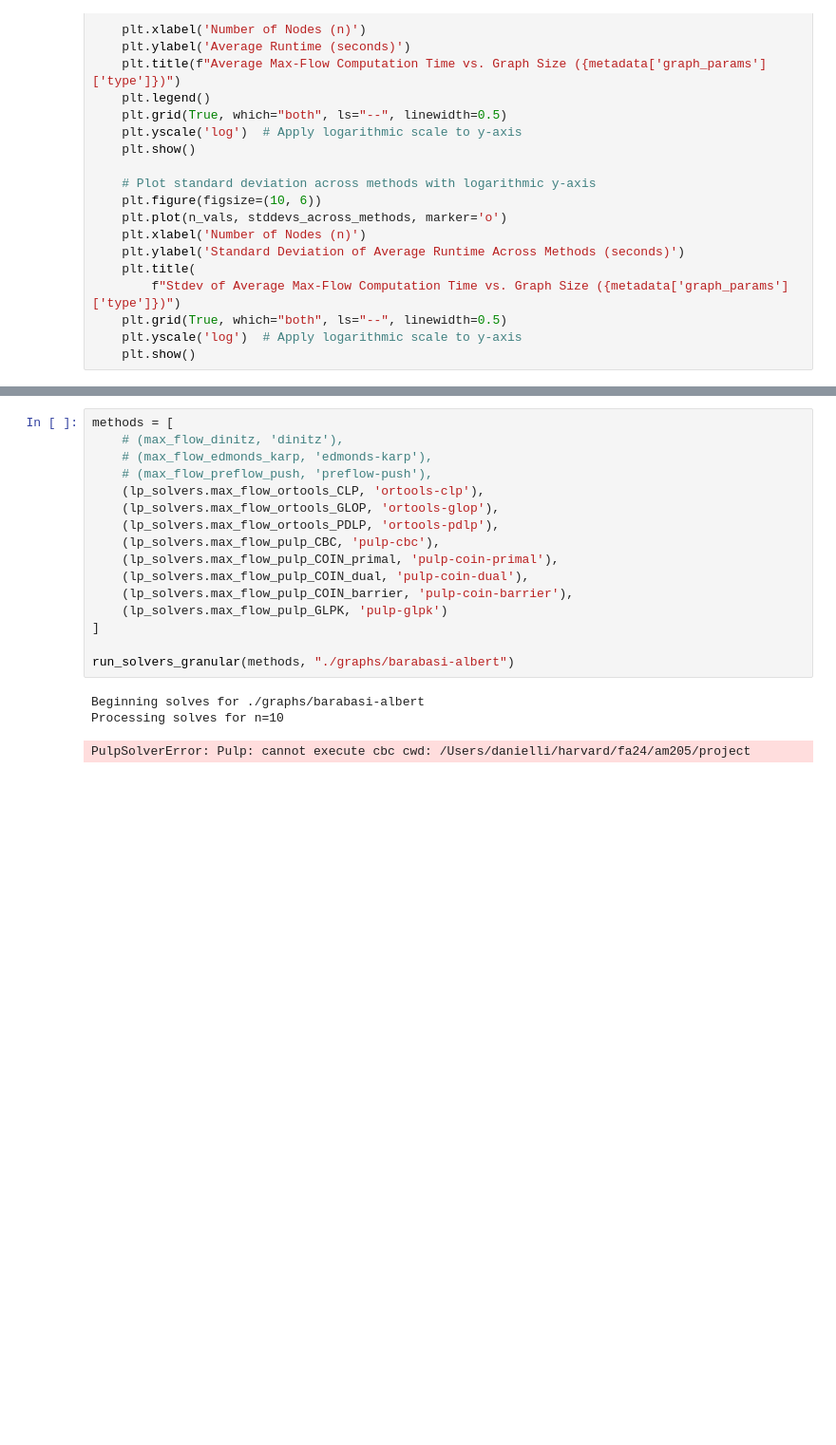
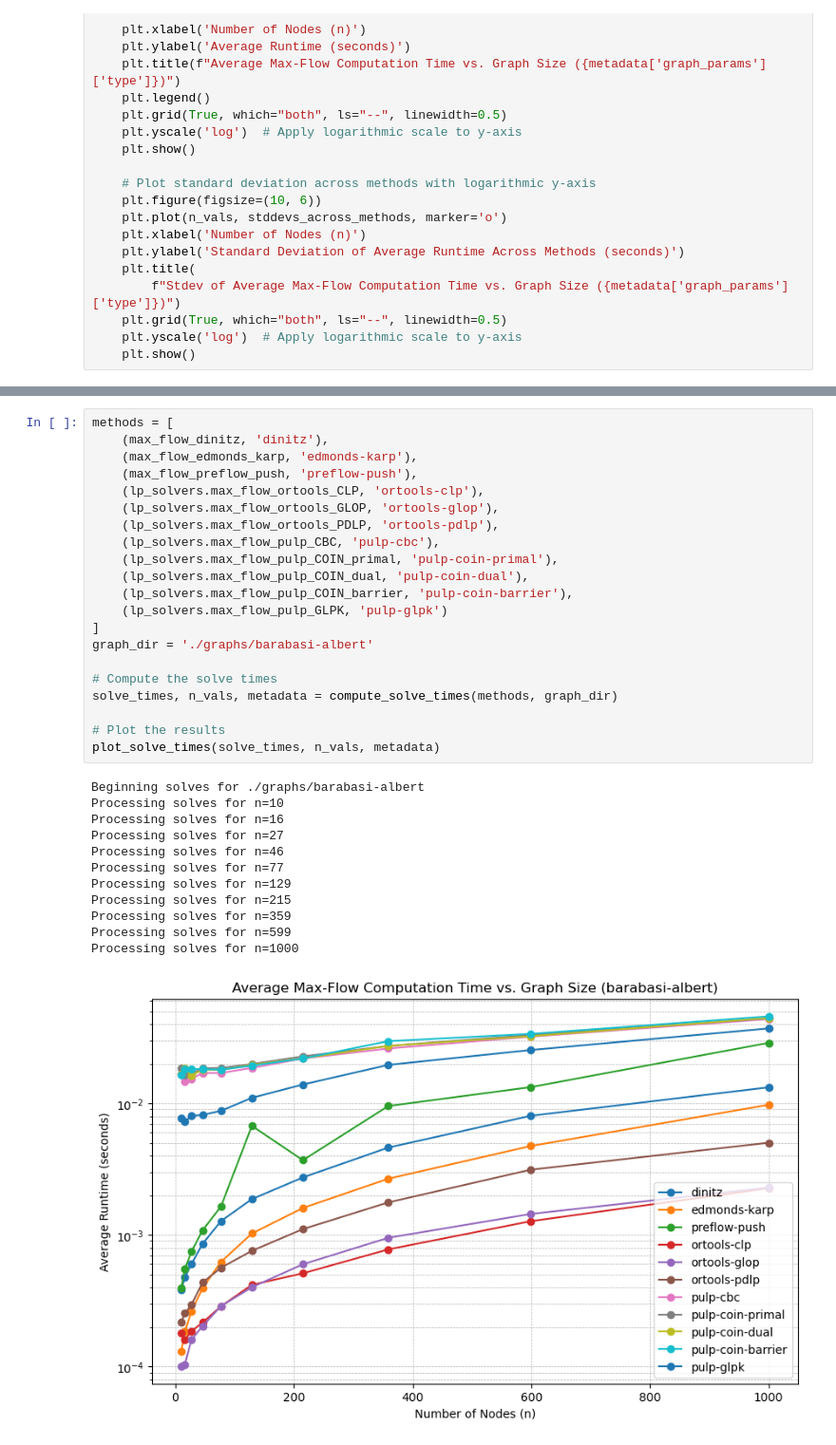
Before and after one commit to DE-JL/am205-project, a Jupyter notebook: main.ipynb, the cells around one changed output, grey strips where cells are left out. Shown at 95% size. Drawn from its saved outputs; the diff is of its cells as text; blank space fills up the shorter version.

```diff
--- a/main.ipynb
+++ b/main.ipynb
@@ -200,20 +244,34 @@ Processing solves for n=1000
 # %%
 methods = [
-    # (max_flow_dinitz, 'dinitz'),
-    # (max_flow_edmonds_karp, 'edmonds-karp'),
-    # (max_flow_preflow_push, 'preflow-push'),
+    (max_flow_dinitz, 'dinitz'),
+    (max_flow_edmonds_karp, 'edmonds-karp'),
+    (max_flow_preflow_push, 'preflow-push'),
     (lp_solvers.max_flow_ortools_CLP, 'ortools-clp'),
     (lp_solvers.max_flow_ortools_GLOP, 'ortools-glop'),
     (lp_solvers.max_flow_ortools_PDLP, 'ortools-pdlp'),
     (lp_solvers.max_flow_pulp_CBC, 'pulp-cbc'),
     (lp_solvers.max_flow_pulp_COIN_primal, 'pulp-coin-primal'),
     (lp_solvers.max_flow_pulp_COIN_dual, 'pulp-coin-dual'),
     (lp_solvers.max_flow_pulp_COIN_barrier, 'pulp-coin-barrier'),
     (lp_solvers.max_flow_pulp_GLPK, 'pulp-glpk')
 ]
+graph_dir = './graphs/barabasi-albert'
 
-run_solvers_granular(methods, "./graphs/barabasi-albert")
+# Compute the solve times
+solve_times, n_vals, metadata = compute_solve_times(methods, graph_dir)
+
+# Plot the results
+plot_solve_times(solve_times, n_vals, metadata)
 # %% [output]
 Beginning solves for ./graphs/barabasi-albert
 Processing solves for n=10
+Processing solves for n=16
+Processing solves for n=27
+Processing solves for n=46
+Processing solves for n=77
+Processing solves for n=129
+Processing solves for n=215
+Processing solves for n=359
+Processing solves for n=599
+Processing solves for n=1000
-PulpSolverError: Pulp: cannot execute cbc cwd: /Users/danielli/harvard/fa24/am205/project
+[figure, added]
```
Also changed, not shown: parts of 13 cells of this notebook, 5 other files.
